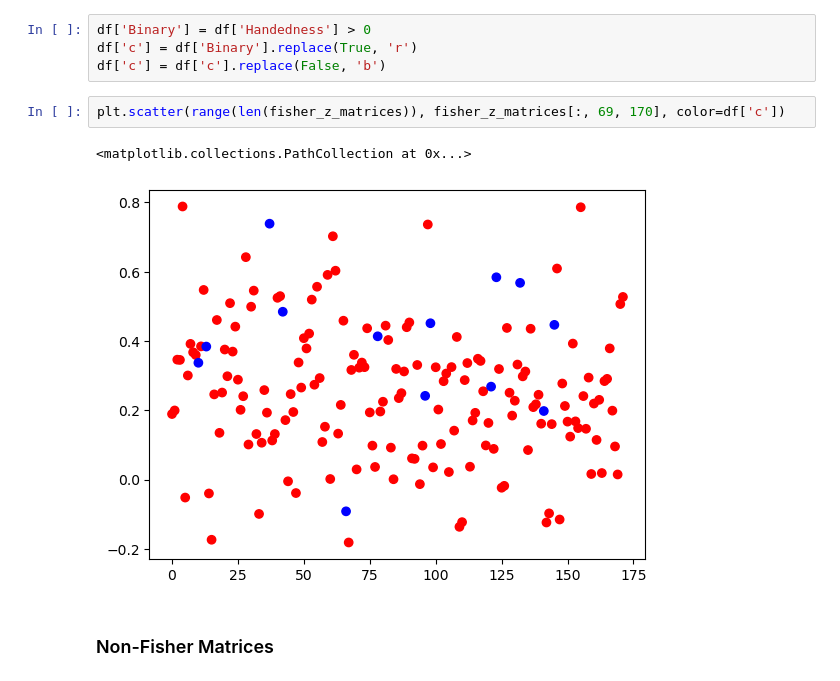
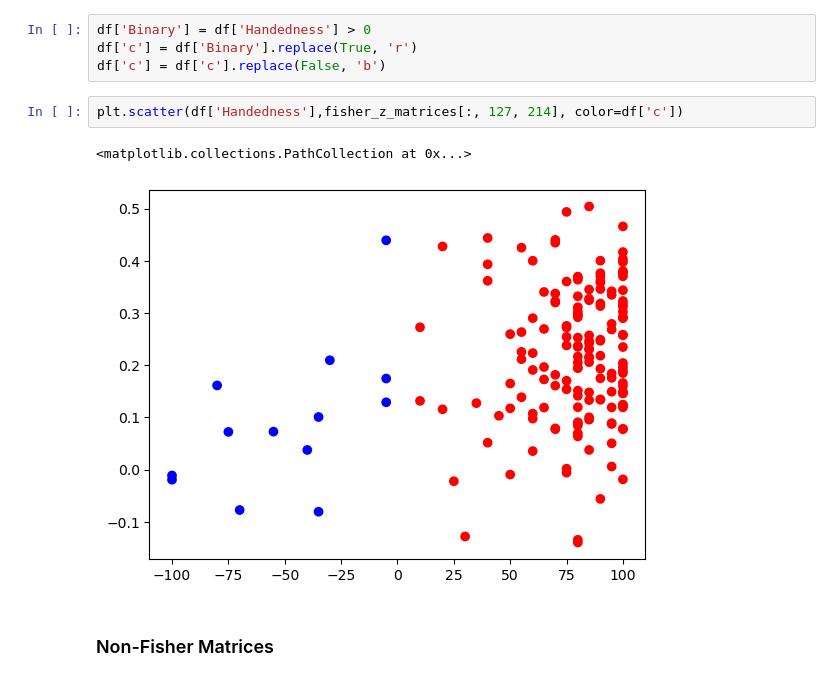
Before and after one commit to vickyli1015/Public-DSC180B-Functional-Connectivity-Project, a Jupyter notebook: new_data.ipynb, the cells around one changed output. Saved outputs shown, nothing was run; the diff lists cells and outputs as text.

```diff
--- a/new_data.ipynb
+++ b/new_data.ipynb
@@ -120,10 +118,10 @@ df['Binary'] = df['Handedness'] > 0
 df['c'] = df['Binary'].replace(True, 'r')
 df['c'] = df['c'].replace(False, 'b')
 # %%
-plt.scatter(range(len(fisher_z_matrices)), fisher_z_matrices[:, 69, 170], color=df['c'])
+plt.scatter(df['Handedness'],fisher_z_matrices[:, 127, 214], color=df['c'])
 # %% [output]
 <matplotlib.collections.PathCollection at 0x...>
-[figure, old version]
+[figure, new version]
 # %% [markdown]
 ### Non-Fisher Matrices
 # %%
```
Also changed, not shown: parts of 1 cell of this notebook.
